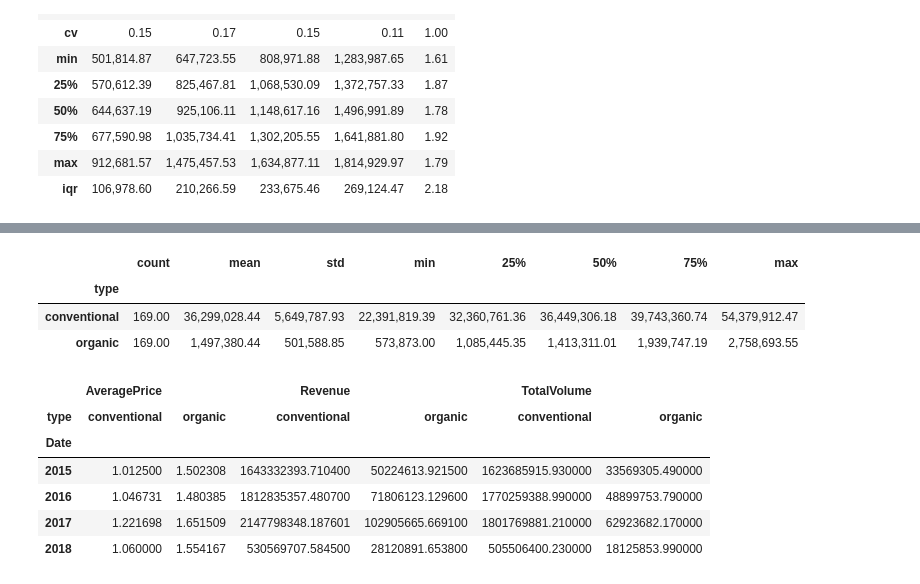
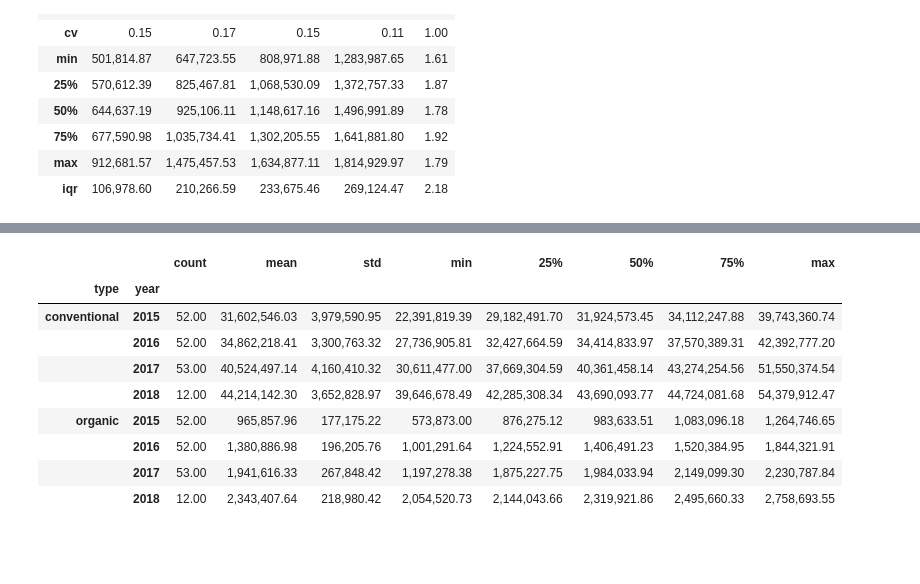
Before and after one commit to matthewmturner/Practice, a Jupyter notebook: Data Analysis/Avocado Analysis.ipynb, the cells around one changed output, grey strips where cells are left out. Saved outputs shown, nothing was run; the diff lists cells and outputs as text; code cells hidden in the pictures; blank space fills up the shorter version.

```diff
--- a/Data Analysis/Avocado Analysis.ipynb
+++ b/Data Analysis/Avocado Analysis.ipynb
@@ -373,25 +387,13 @@ df_avo_total.eval("Revenue=TotalVolume*AveragePrice", inplace=True)
 # %%
-df_avo_total.groupby('type')['Revenue'].describe()
+df_avo_total.groupby(['type', 'year'])['Revenue'].describe()
 # %% [output]
-|  | count | mean | std | min | 25% | 50% | 75% | max |
-| type |  |  |  |  |  |  |  |  |
-| conventional | 169.00 | 36,299,028.44 | 5,649,787.93 | 22,391,819.39 | 32,360,761.36 | 36,449,306.18 | 39,743,360.74 | 54,379,912.47 |
-| organic | 169.00 | 1,497,380.44 | 501,588.85 | 573,873.00 | 1,085,445.35 | 1,413,311.01 | 1,939,747.19 | 2,758,693.55 |
+|  |  | count | mean | std | min | 25% | 50% | 75% | max |
+| type | year |  |  |  |  |  |  |  |  |
+| conventional | 2015 | 52.00 | 31,602,546.03 | 3,979,590.95 | 22,391,819.39 | 29,182,491.70 | 31,924,573.45 | 34,112,247.88 | 39,743,360.74 |
+|  | 2016 | 52.00 | 34,862,218.41 | 3,300,763.32 | 27,736,905.81 | 32,427,664.59 | 34,414,833.97 | 37,570,389.31 | 42,392,777.20 |
+|  | 2017 | 53.00 | 40,524,497.14 | 4,160,410.32 | 30,611,477.00 | 37,669,304.59 | 40,361,458.14 | 43,274,254.56 | 51,550,374.54 |
+|  | 2018 | 12.00 | 44,214,142.30 | 3,652,828.97 | 39,646,678.49 | 42,285,308.34 | 43,690,093.77 | 44,724,081.68 | 54,379,912.47 |
+| organic | 2015 | 52.00 | 965,857.96 | 177,175.22 | 573,873.00 | 876,275.12 | 983,633.51 | 1,083,096.18 | 1,264,746.65 |
+|  | 2016 | 52.00 | 1,380,886.98 | 196,205.76 | 1,001,291.64 | 1,224,552.91 | 1,406,491.23 | 1,520,384.95 | 1,844,321.91 |
+|  | 2017 | 53.00 | 1,941,616.33 | 267,848.42 | 1,197,278.38 | 1,875,227.75 | 1,984,033.94 | 2,149,099.30 | 2,230,787.84 |
+|  | 2018 | 12.00 | 2,343,407.64 | 218,980.42 | 2,054,520.73 | 2,144,043.66 | 2,319,921.86 | 2,495,660.33 | 2,758,693.55 |
-# %%
-df_rev_by_year = pd.pivot_table(df_avo_total,
-                                index=df_avo_total.Date.dt.year,
-                                columns='type',
-                                values=['TotalVolume', 'Revenue', 'AveragePrice'],
-                                aggfunc={'TotalVolume': 'sum',
-                                        'Revenue': 'sum',
-                                        'AveragePrice': 'mean'})
-
-df_rev_by_year.style.background_gradient(cmap=cm_blue_red)
-# %% [output]
-|  | AveragePrice |  | Revenue |  | TotalVolume |  |
-| type | conventional | organic | conventional | organic | conventional | organic |
-| Date |  |  |  |  |  |  |
-| 2015 | 1.012500 | 1.502308 | 1643332393.710400 | 50224613.921500 | 1623685915.930000 | 33569305.490000 |
-| 2016 | 1.046731 | 1.480385 | 1812835357.480700 | 71806123.129600 | 1770259388.990000 | 48899753.790000 |
-| 2017 | 1.221698 | 1.651509 | 2147798348.187601 | 102905665.669100 | 1801769881.210000 | 62923682.170000 |
-| 2018 | 1.060000 | 1.554167 | 530569707.584500 | 28120891.653800 | 505506400.230000 | 18125853.990000 |
```
Also changed, not shown: parts of 27 cells of this notebook.
